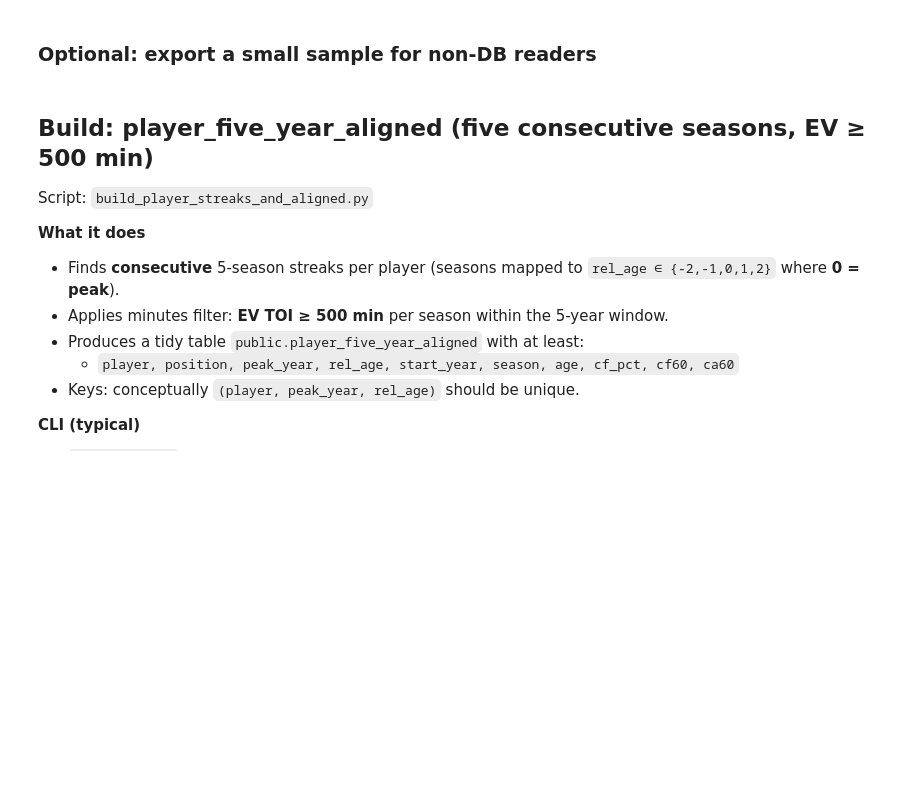
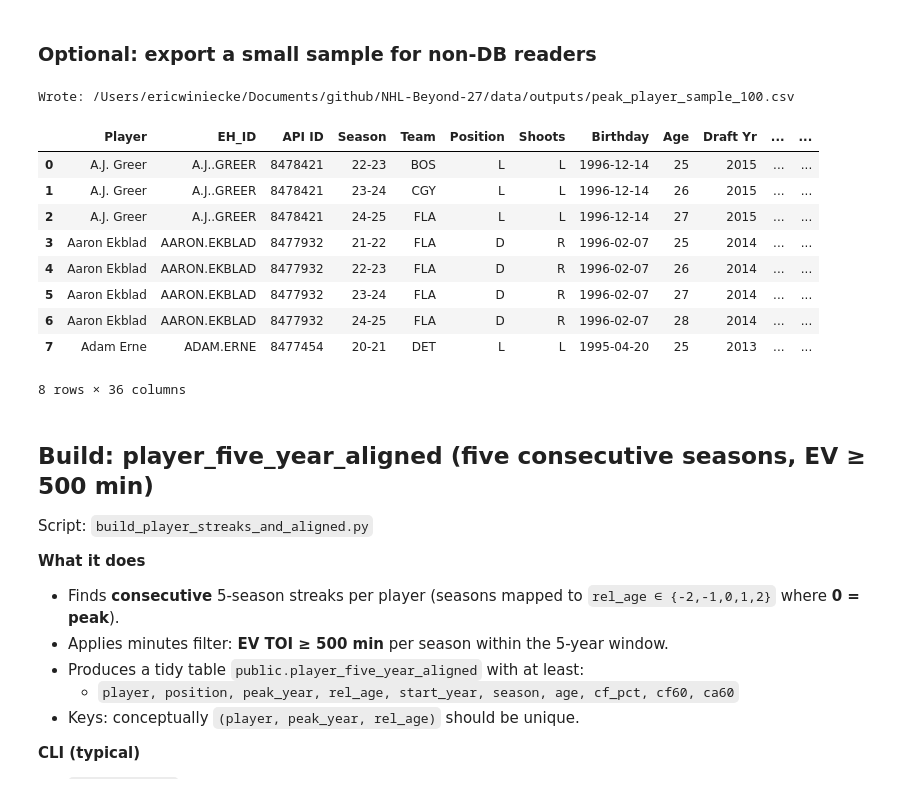
Before and after one commit to ewnike/NHL-Beyond-27, a Jupyter notebook: NHL_Beyond27_Book1_EH_download_and_DB.ipynb, the cells around one changed output. Drawn from its saved outputs; the diff is of its cells as text; code cells hidden in the pictures; blank space fills up the shorter version.

```diff
--- a/NHL_Beyond27_Book1_EH_download_and_DB.ipynb
+++ b/NHL_Beyond27_Book1_EH_download_and_DB.ipynb
@@ -124,9 +221,35 @@ except Exception as e:
 # %% [markdown]
 ### Optional: export a small sample for non-DB readers
 # %%
-# Write a small slice to CSV for quick inspection (no DB needed)
-(peak.head(100)).to_csv(OUT / "peak_player_sample_100.csv", index=False)
-OUT / "peak_player_sample_100.csv"
+# # Write a small slice to CSV for quick inspection (no DB needed)
+# (peak.head(100)).to_csv(OUT / "peak_player_sample_100.csv", index=False)
+# OUT / "peak_player_sample_100.csv"
+
+from pathlib import Path
+
+import pandas as pd
+from IPython.display import display
+
+OUT = Path("data/outputs"); OUT.mkdir(parents=True, exist_ok=True)
+
+out_path = OUT / "peak_player_sample_100.csv"
+peak.head(100).to_csv(out_path, index=False)
+print(f"Wrote: {out_path.resolve()}")
+
+# show 8 rows
+display(peak.head(8))          # or: print(peak.head(10).to_string(index=False))
+# %% [output]
+Wrote: /Users/ericwiniecke/Documents/github/NHL-Beyond-27/data/outputs/peak_player_sample_100.csv
+|  | Player | EH_ID | API ID | Season | Team | Position | Shoots | Birthday | Age | Draft Yr | ... | ... |
+| 0 | A.J. Greer | A.J..GREER | 8478421 | 22-23 | BOS | L | L | 1996-12-14 | 25 | 2015 | ... | ... |
+| 1 | A.J. Greer | A.J..GREER | 8478421 | 23-24 | CGY | L | L | 1996-12-14 | 26 | 2015 | ... | ... |
+| 2 | A.J. Greer | A.J..GREER | 8478421 | 24-25 | FLA | L | L | 1996-12-14 | 27 | 2015 | ... | ... |
+| 3 | Aaron Ekblad | AARON.EKBLAD | 8477932 | 21-22 | FLA | D | R | 1996-02-07 | 25 | 2014 | ... | ... |
+| 4 | Aaron Ekblad | AARON.EKBLAD | 8477932 | 22-23 | FLA | D | R | 1996-02-07 | 26 | 2014 | ... | ... |
+| 5 | Aaron Ekblad | AARON.EKBLAD | 8477932 | 23-24 | FLA | D | R | 1996-02-07 | 27 | 2014 | ... | ... |
+| 6 | Aaron Ekblad | AARON.EKBLAD | 8477932 | 24-25 | FLA | D | R | 1996-02-07 | 28 | 2014 | ... | ... |
+| 7 | Adam Erne | ADAM.ERNE | 8477454 | 20-21 | DET | L | L | 1995-04-20 | 25 | 2013 | ... | ... |
+8 rows × 36 columns
 # %% [markdown]
 ## Build: player_five_year_aligned (five consecutive seasons, EV ≥ 500 min)
 
```
Also changed, not shown: parts of 28 cells of this notebook.
